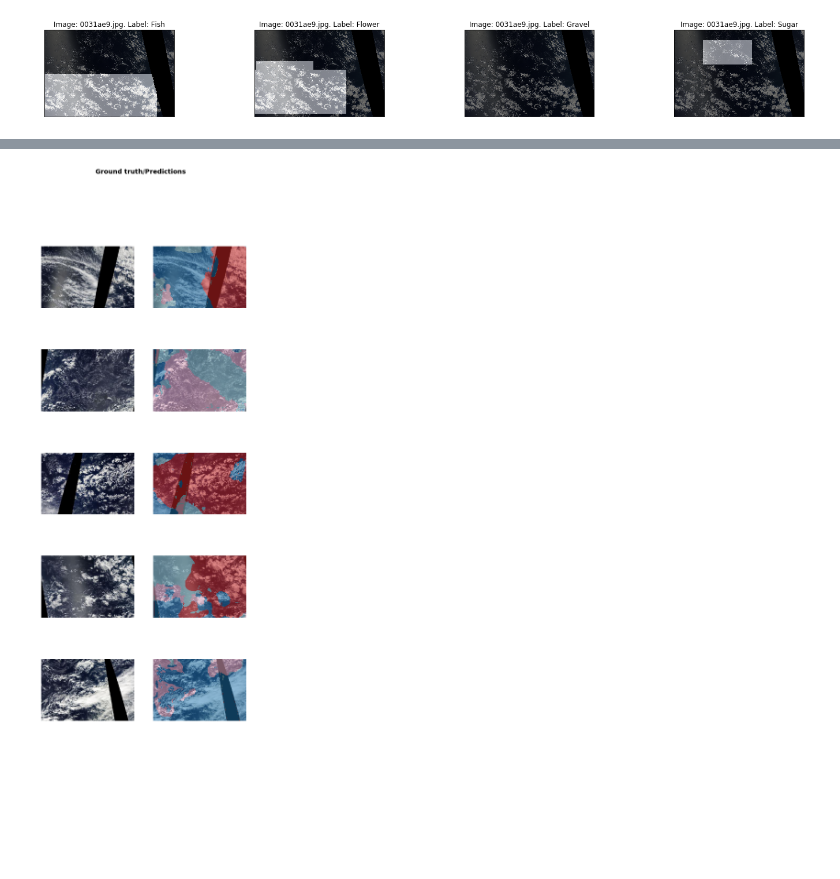
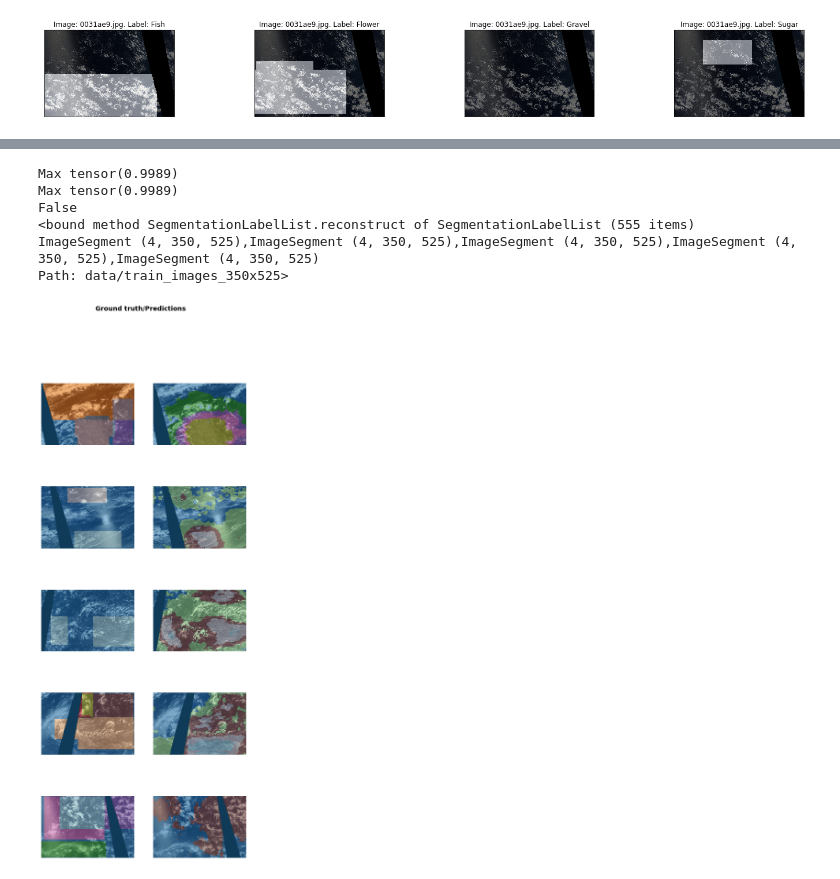
Before and after one commit to JoshVarty/KaggleClouds, a Jupyter notebook: 01_BasicModel.ipynb, the cells around one changed output, grey strips where cells are left out. Cells and saved outputs as stored; diff of their text form; code cells hidden in the pictures; blank space fills up the shorter version.

```diff
--- a/01_BasicModel.ipynb
+++ b/01_BasicModel.ipynb
@@ -256,24 +271,18 @@ def custom_show_results(learn, ds_type=DatasetType.Valid, rows:int=5, **kwargs):
             preds = learn.data.denorm(preds, do_x=True)
 
     analyze_kwargs,kwargs = split_kwargs_by_func(kwargs, ds.y.analyze_pred)
-    preds = [ds.y.analyze_pred(grab_idx(preds, i), **analyze_kwargs) for i in range(n_items)]
+
+    #preds = torch.sigmoid(preds)
     xs = [ds.x.reconstruct(grab_idx(x, i)) for i in range(n_items)]
-
-    if has_arg(ds.y.reconstruct, 'x'):
-        ys = [ds.y.reconstruct(grab_idx(y, i), x=x) for i,x in enumerate(xs)]
-        zs = [ds.y.reconstruct(z, x=x) for z,x in zip(preds,xs)]
-    else :
-        ys = [ds.y.reconstruct(grab_idx(y, i)) for i in range(n_items)]
-        zs = [ds.y.reconstruct(z) for z in preds]
+    ys = [ds.y.reconstruct(grab_idx(y, i)) for i in range(n_items)]
+    zs = [ds.y.reconstruct(z) for z in preds]
 
     title = 'Ground truth/Predictions'
     axs = subplots(len(xs), 2, imgsize=4, title=title, weight='bold', size=14)
-    for i,(x,y,z) in enumerate(zip(xs,ys,zs)):
+    for i,(x,y,z) in enumerate(zip(xs,ys, preds)):
 
         flatY = flattenImageSegment(y)
+        flatZ = flattenImageSegment(z)
         #x.show(ax=ax, y=flatY, title=fn)
         x.show(ax=axs[i,0], y=flatY, **kwargs)
-        x.show(ax=axs[i,1], y=z, **kwargs)
-
-    print(ds.x.show_xyzs)
-    return xs, ys, zs
+        x.show(ax=axs[i,1], y=flatZ, **kwargs)
@@ -290,4 +289,10 @@ xs
-# %%
-learn.show_results()
-# %% [output]
-[figure, removed]
+# %%
+custom_show_results(learn)
+# %% [output]
+Max tensor(0.9989)
+Max tensor(0.9989)
+False
+<bound method SegmentationLabelList.reconstruct of SegmentationLabelList (555 items)
+ImageSegment (4, 350, 525),ImageSegment (4, 350, 525),ImageSegment (4, 350, 525),ImageSegment (4, 350, 525),ImageSegment (4, 350, 525)
+Path: data/train_images_350x525>
+[figure, added]
```
Also changed, not shown: parts of 5 cells of this notebook.
